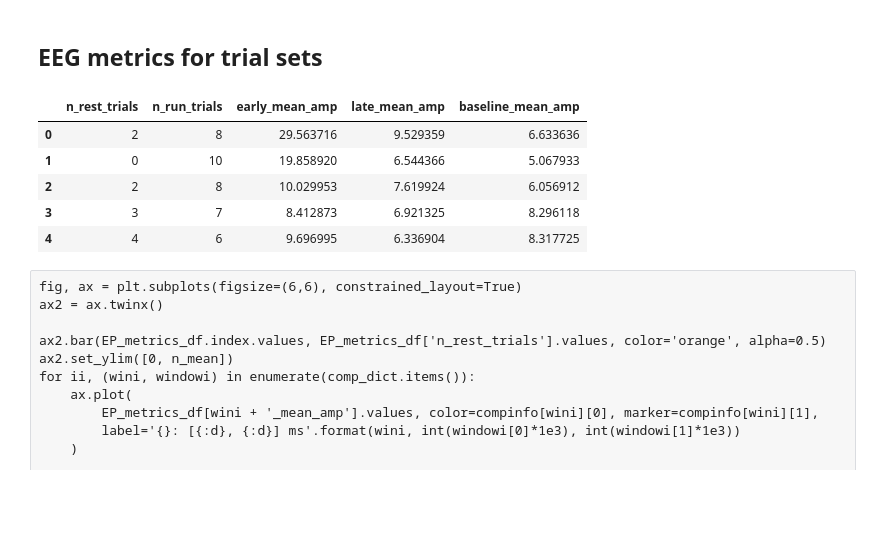
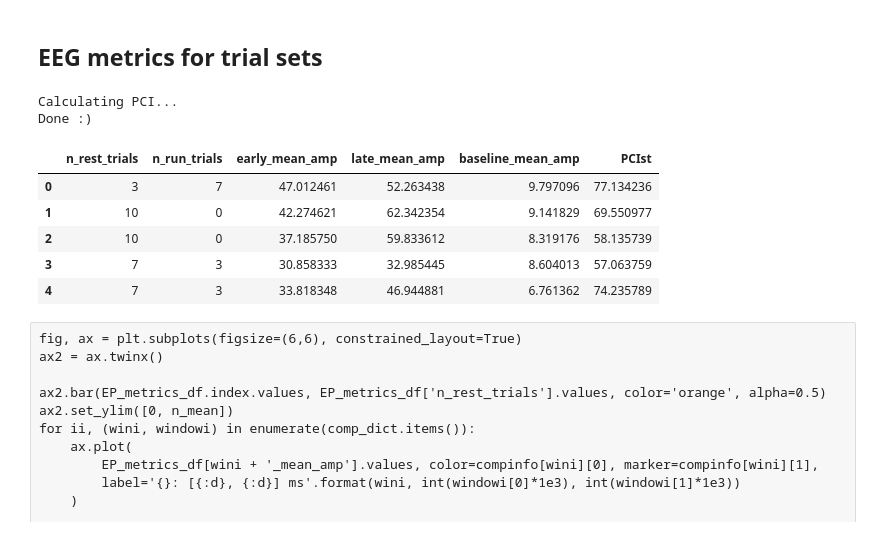
Before and after one commit to ldclaar/EEG_NPX_analysis, a Jupyter notebook: EEG_based_analyses/EP_temporal_analysis.ipynb, the cells around one changed output. Cells and saved outputs as stored; diff of their text form; code cells hidden in the pictures; blank space fills up the shorter version.

```diff
--- a/EEG_based_analyses/EP_temporal_analysis.ipynb
+++ b/EEG_based_analyses/EP_temporal_analysis.ipynb
@@ -34,7 +34,7 @@ metadata = _df.T.set_index(0).T # put it in a nicely formatted dataframe
 ### Load subject
 # %%
 # data_loc = r"F:\psi_exp\mouse666194\pilot_aw_2023-02-22_12-32-58\experiment1\recording1" # DAY1
-# data_loc = r"F:\psi_exp\mouse666194\pilot_aw_psi_2023-02-23_10-40-34\experiment1\recording1" # DAY2
+data_loc = r"F:\psi_exp\mouse666194\pilot_aw_psi_2023-02-23_10-40-34\experiment1\recording1" # DAY2
 
 # data_loc = r"F:\psi_exp\mouse669118\pilot_aw_2023-03-23_12-14-39\experiment1\recording1" # DAY1
 # data_loc = r"F:\psi_exp\mouse669118\pilot_aw_psi_2023-03-24_09-55-33\experiment1\recording1" # DAY2
@@ -48,7 +48,7 @@ metadata = _df.T.set_index(0).T # put it in a nicely formatted dataframe
 # data_loc = r"F:\psi_exp\mouse724057\aw_sal_2024-04-03_10-32-05\experiment1\recording1" # DAY1
 # data_loc = r"F:\psi_exp\mouse724057\aw_psi_2024-04-04_10-35-18\experiment1\recording1" # DAY2
 
-data_loc = r"F:\psi_exp\mouse703064\aw_psi_2023-11-30_12-06-43\experiment1\recording1"
+# data_loc = r"F:\psi_exp\mouse703064\aw_psi_2023-11-30_12-06-43\experiment1\recording1"
 # %%
 exp = EEGexp(data_loc, preprocess=False, make_stim_csv=False)
 exp_tag = exp.experiment_folder[exp.experiment_folder.find('mouse')+12:exp.experiment_folder.find(str(exp.date.year))-1]
@@ -206,6 +201,6 @@ print('{:d} resting trials out of {:d} total'.format(np.sum(stim_log.resting_tri
 # %%
 evtype = 'biphasic'
-evpar = '25'
+evpar = '40'
 
 event_inds = get_events_wdict(stim_log, {'stim_type': evtype, 'parameter': evpar}, out='index')
 event_traces = all_EEG_traces[:, :, event_inds]
@@ -337,38 +332,57 @@ compinfo = {'early': ['r', 'o'], 'mid': ['g', 's'], 'late': ['b', 'v'], 'baselin
 
 # comp_dict = {'early': [0.003, 0.02], 'earlySR': [0.003, 0.05], 'mid': [0.08, 0.2], 'lateSR': [0.15, 0.25]}
 # compinfo = {'early': ['darkviolet', 'P'], 'earlySR': ['r', 'o'], 'mid': ['g', 's'], 'lateSR': ['b', 'v']}
+
+PCI_params = {
+    'baseline_window': (-0.8, -0.002), # s before stim for baseline, my default: (-0.5, -0.001)
+    'response_window': (0.002, 0.8), # s after stim for response, my default: (0.001, 0.5)
+    'k': 1.2,
+    'min_snr': 1.1, # my default: 1.1, used 1.6 for eLife paper?
+    'max_var': 99,
+    'embed': False,
+    'n_steps': 100,
+}
 # %%
 # mean(trials) -> abs(values) -> mean(chs) #
 ## Average across every n_mean trials ##
 if event_traces.shape[2] % n_mean == 0:
     num_trial_sets = int(event_traces.shape[2] / n_mean)
     n_mean_traces = np.mean(event_traces.reshape((event_traces.shape[0], event_traces.shape[1], -1, n_mean)), axis=-1)
     n_rest_trials = np.sum(resting_trials.reshape((-1, n_mean)), axis=-1)
 else:
     print('Number of trials is not divisible by n_mean.')
 ## Then find mean across chs of the absolute value of trial averages ##
 rect_mean = np.mean(np.abs(n_mean_traces[:, good_chs, :]), axis=1)
 
-## Calculate PCI here?? Probably don't need this metric. ##
-
+## METRICS ##
 EP_metrics = {}
 EP_metrics['n_rest_trials'] = n_rest_trials
 EP_metrics['n_run_trials'] = n_mean - n_rest_trials
 ## Get rectified mean amplitude within test windows ##
 for wini, windowi in comp_dict.items():
     testinds = np.nonzero((EEG_event_timestamps >= windowi[0]) & (EEG_event_timestamps <= windowi[1]))[0]
     mean_amp = np.mean(rect_mean[testinds, :], axis=0)
     EP_metrics[wini + '_mean_amp'] = mean_amp
 
+## PCI ##
+print('Calculating PCI...')
+PCIvals = []
+for mi in range(num_trial_sets):
+    PCIvals.append(calc_PCIst(n_mean_traces[:,:,mi][:, good_chs].T, EEG_event_timestamps, **PCI_params))
+EP_metrics['PCIst'] = PCIvals
+print('Done :)')
+
 EP_metrics_df = pd.DataFrame(EP_metrics)
 EP_metrics_df.head()
 # %% [output]
+Calculating PCI...
+Done :)
-|  | n_rest_trials | n_run_trials | early_mean_amp | late_mean_amp | baseline_mean_amp |
-| 0 | 2 | 8 | 29.563716 | 9.529359 | 6.633636 |
-| 1 | 0 | 10 | 19.858920 | 6.544366 | 5.067933 |
-| 2 | 2 | 8 | 10.029953 | 7.619924 | 6.056912 |
-| 3 | 3 | 7 | 8.412873 | 6.921325 | 8.296118 |
-| 4 | 4 | 6 | 9.696995 | 6.336904 | 8.317725 |
+|  | n_rest_trials | n_run_trials | early_mean_amp | late_mean_amp | baseline_mean_amp | PCIst |
+| 0 | 3 | 7 | 47.012461 | 52.263438 | 9.797096 | 77.134236 |
+| 1 | 10 | 0 | 42.274621 | 62.342354 | 9.141829 | 69.550977 |
+| 2 | 10 | 0 | 37.185750 | 59.833612 | 8.319176 | 58.135739 |
+| 3 | 7 | 3 | 30.858333 | 32.985445 | 8.604013 | 57.063759 |
+| 4 | 7 | 3 | 33.818348 | 46.944881 | 6.761362 | 74.235789 |
 # %% [raw]
 fig, ax = plt.subplots(figsize=(6,6), constrained_layout=True)
 ax2 = ax.twinx()
```
Also changed, not shown: parts of 14 cells of this notebook, 18 other files.
